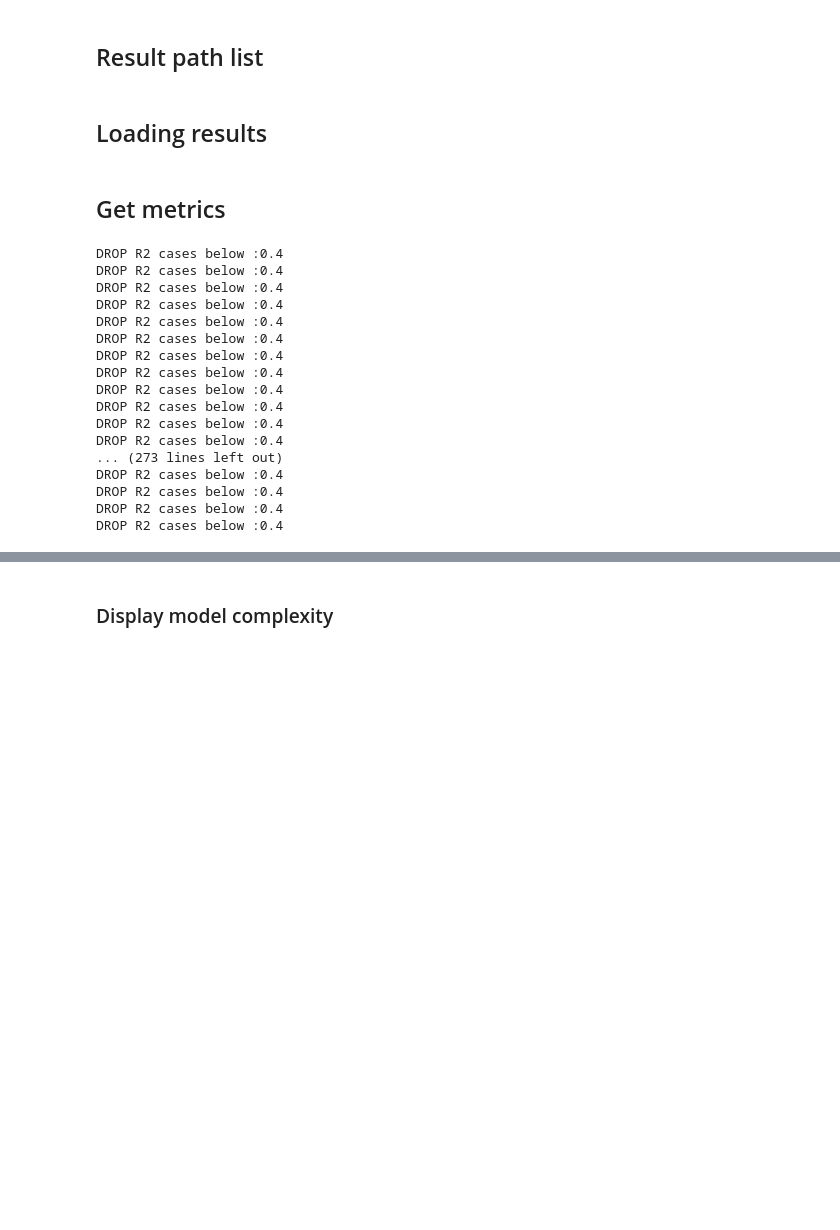
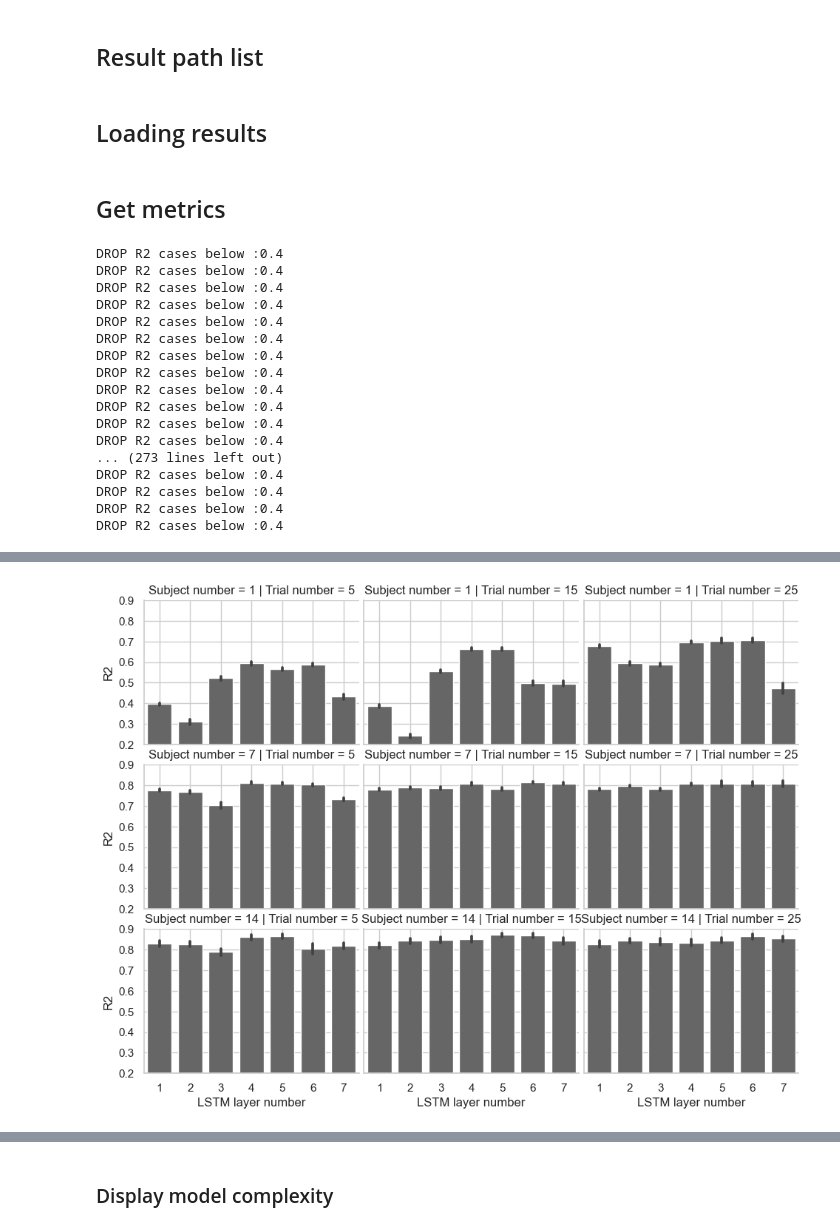
Before and after one commit to sunzhon/transfer_learning_for_droplanding, a Jupyter notebook: jupyter-lab/P6_figure_results_v2.ipynb, the cells around one changed output, grey strips where cells are left out. Drawn from its saved outputs; the diff is of its cells as text; code cells hidden in the pictures; blank space fills up the shorter version.

```diff
--- a/jupyter-lab/P6_figure_results_v2.ipynb
+++ b/jupyter-lab/P6_figure_results_v2.ipynb
@@ -111,0 +134,79 @@ plt.show()
+# %%
+# plot bars
+def plot_bars(metrics,config, format_config,filters={},figwidth=9.2,figheight=7):
+    # set theme
+    #sns.set(font_scale=1.0,style='whitegrid')
+    sns.despine()
+    states_palette = sns.color_palette()
+    colors = sns.color_palette("husl", 9)
+
+    # filter metrics
+    if filters!={}:
+        metrics = filter_metrics(metrics,**filters)
+    metrics = metrics.rename(columns={'train_sub_num':'Subject number'})
+    metrics = metrics.rename(columns={'tre_trial_num':'Trial number'})
+    metrics = metrics.rename(columns={'feature_layer_num':'LSTM layer number'})
+    metrics['LSTM layer number']= metrics['LSTM layer number'].astype(int)
+
+    g = sns.catplot(data=metrics, **config)
+    axes = g.axes.reshape(g.axes.size,1)
+    # format figure
+    for idx in range(axes.size):
+        axes[idx,0].set_yticks([0.2,0.3, 0.4, 0.5,0.6, 0.7, 0.8,0.9])
+        axes[idx,0].xaxis.grid(True)
+        axes[idx,0].yaxis.grid(True)
+        axes[idx,0].set_ylabel(format_config['ylabel'])
+        axes[idx,0].set_xlabel(format_config['xlabel'])
+        #axes[idx,0].set_title('Trial number = {}'.format((idx+1)*5))
+        #axes[idx,0].legend(title='LSTM layer number',loc='lower right',ncol=2)
+        axes[idx,0].set_ylim([0.2,0.9])
+
+        # statistical test
+        #test_method="Mann-Whitney"
+        test_method="t-test_ind"
+        pairs = [
+        (1,2),(2,3),(3,4),(4,5),(5,6),(6,7)
+        ]
+        #annotator = Annotator(axes[idx,0],pairs=pairs,data=metrics, **config)
+        #annotator.configure(test=test_method, text_format='star', loc='inside',line_height=-0.03,line_offset=0.2,line_width=0.9,line_offset_to_group=-0.04)
+        #annotator.apply_and_annotate()
+
+
+
+    g.fig.set_figwidth(figwidth)
+    g.fig.set_figheight(figheight)
+
+    save_format='svg'
+    fig_path ="./"
+    save_figure("./",fig_format=save_format)
+    #fig_path=os.path.join(RESULTS_PATH, "visualization/P6/")
+    #fig_path=os.path.join("./","visualization/P6/Fig_results_baseline_heatmap.svg")
+    #save_figure(os.path.dirname(combination_investigation_metrics[0]),fig_format=save_format)
+
+
+
+config={
+        'y': 'r2',
+        'x':'LSTM layer number',
+        'kind': 'bar',
+        'height': 4,
+        'aspect': 2,
+        'sharey': True,
+        #'hue': 'train_sub_num',
+        'row': 'Subject number',
+        'col': 'Trial number',
+        #'col_wrap': 1,
+        'color':'0.4', # for bar
+        #"palette": "0.5", # for hue,
+        #"errorbar":'sd',
+        #"markers":['o',"^","v","<",">","s","D","d"],
+        'legend':False
+}
+format_config={
+        'xlabel':'LSTM layer number',
+        'ylabel':'R2',
+}
+filters={'train_sub_num':[1, 7, 14], 'tre_trial_num':[5, 15, 25]}
+#filters={}
+plot_bars(raw_metrics, config,format_config,filters)
+# %% [output]
@@ -111,0 +214 @@ plt.show()
+[figure, added]
```
Also changed, not shown: parts of 19 cells of this notebook, 6 other files.
